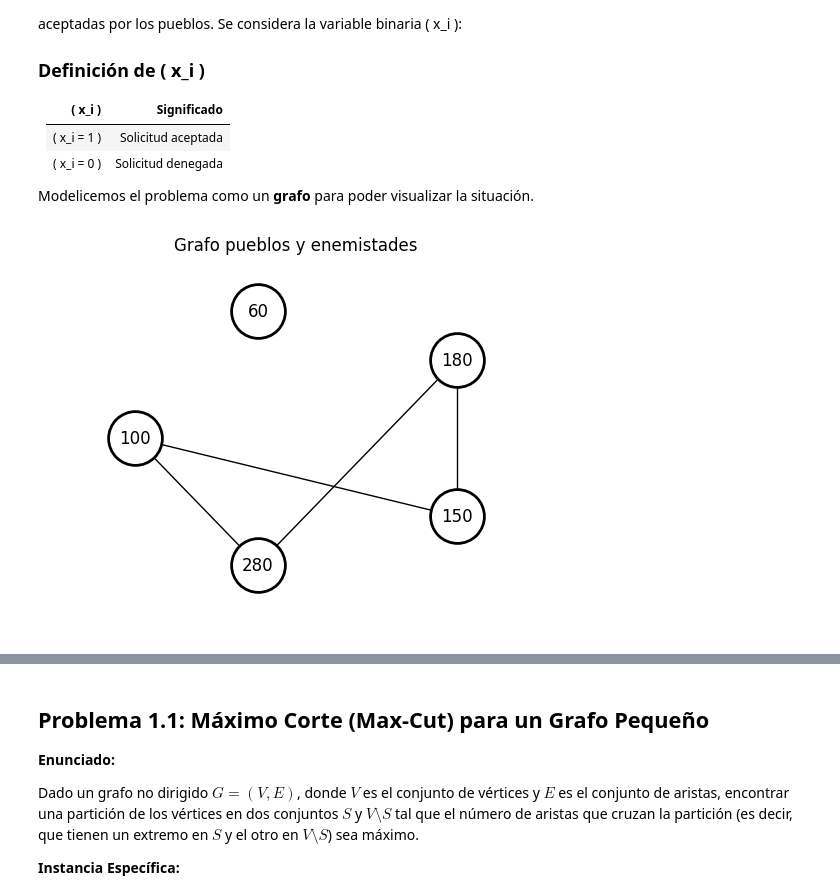
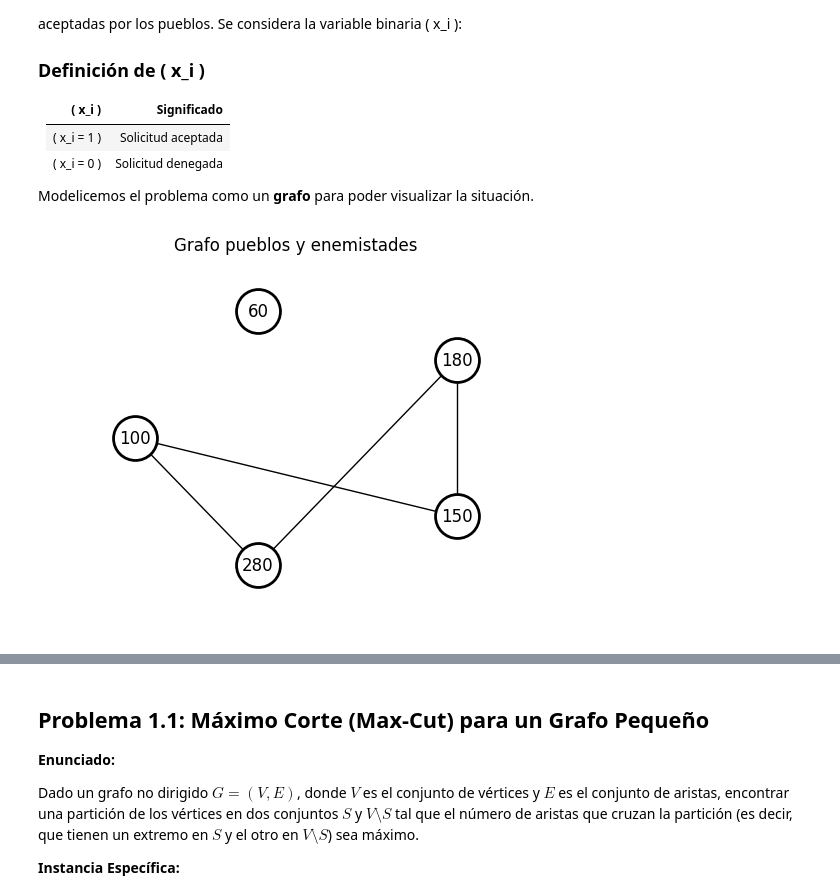
Before and after one commit to IkerEtxeQ/QI3B_2025, a Jupyter notebook: notebooks/Optimización/QUBO_1.ipynb, the cells around one changed output, grey strips where cells are left out. Cells and saved outputs as stored; diff of their text form; code cells hidden in the pictures.

Commit message:
Fin de la implementación de 'Mayor ejercito posible' + Archivo utils con métodos refactorizados 2

```diff
--- a/notebooks/Optimización/QUBO_1.ipynb
+++ b/notebooks/Optimización/QUBO_1.ipynb
@@ -238,22 +64,22 @@ def ejecucionSimmulatedAnnealing(model, bqm, num_reads=10):
 # %%
 # Datos del problema
 dic_nodos = {
     "1": 100,
     "2": 60,
     "3": 180,
     "4": 150,
     "5": 280,
 }
 
 enemistades = {
     "1": "4",
     "3": "5",
     "4": "3",
     "5": "1",
 }
 
 # Crear el grafo
-crearGrafo(dic_nodos, enemistades, "Grafo pueblos y enemistades")
+utils.crearGrafoNodeWeight(dic_nodos, enemistades, "Grafo pueblos y enemistades")
 # %% [output]
-[figure, old version]
+[figure, new version]
 # %%
```
Also changed, not shown: parts of 5 cells of this notebook.
